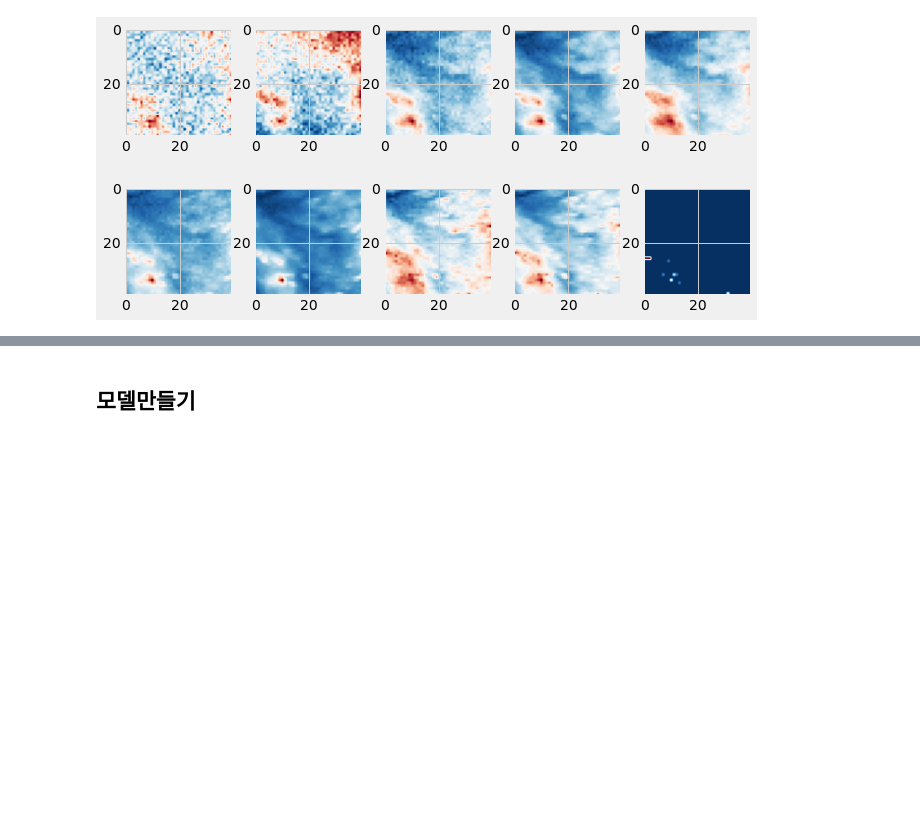
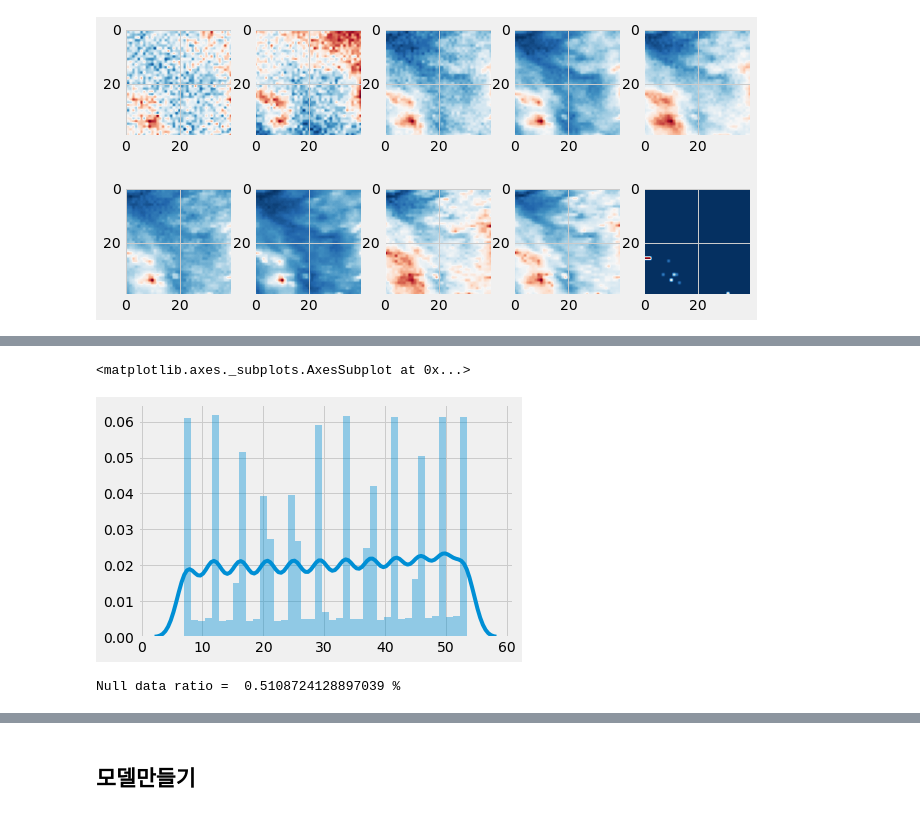
Before and after one commit to deagwon97/dacon-satellite-precipitation, a Jupyter notebook: Dacon_satellite_baseline.ipynb, the cells around one changed output, grey strips where cells are left out. Saved outputs shown, nothing was run; the diff lists cells and outputs as text; code cells hidden in the pictures; blank space fills up the shorter version.

```diff
--- a/Dacon_satellite_baseline.ipynb
+++ b/Dacon_satellite_baseline.ipynb
@@ -74,0 +111,5 @@ plt.show()
+# %%
+sns.distplot(train_numeric[:,2])
+# %% [output]
+<matplotlib.axes._subplots.AxesSubplot at 0x...>
+[figure, added]
@@ -74,0 +119,4 @@ plt.show()
+# %%
+print('Null data ratio = ',null_index.sum()/len(null_index) * 100, '%')
+# %% [output]
+Null data ratio =  0.5108724128897039 %
```
Also changed, not shown: parts of 13 cells of this notebook.
